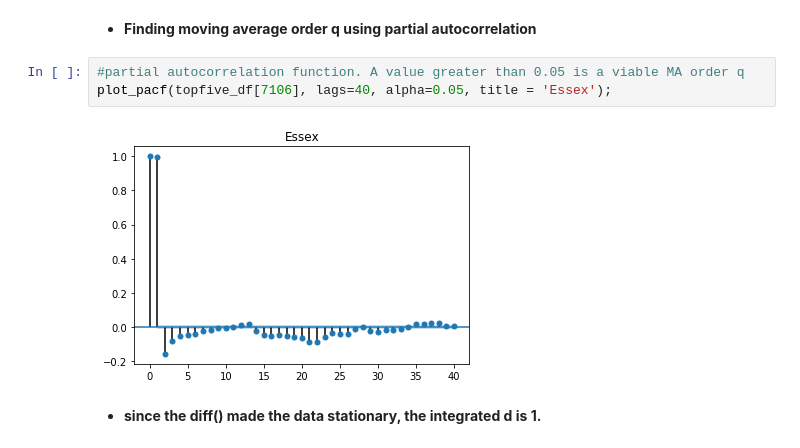
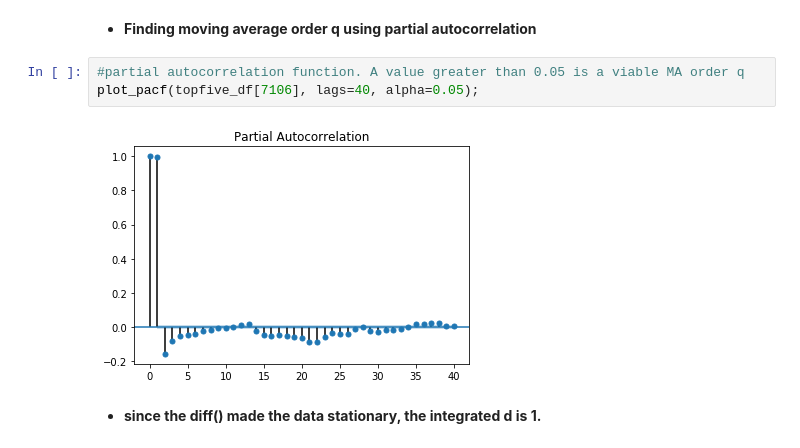
Before and after one commit to AaronWChen/time_series_zillow, a Jupyter notebook: python/model_building.ipynb, the cells around one changed output. Cells and saved outputs as stored; diff of their text form.

```diff
--- a/python/model_building.ipynb
+++ b/python/model_building.ipynb
@@ -103,9 +102,9 @@ array([1.        , 0.99324043, 0.98441982, 0.9742717 , 0.96320004])
 * **Finding moving average order q using partial autocorrelation**
 # %%
 #partial autocorrelation function. A value greater than 0.05 is a viable MA order q
-plot_pacf(topfive_df[7106], lags=40, alpha=0.05, title = 'Essex');
+plot_pacf(topfive_df[7106], lags=40, alpha=0.05);
 # %% [output]
-[figure, old version]
+[figure, new version]
 # %% [markdown]
 * **since the diff() made the data stationary, the integrated d is 1.**
 # %%
```
Also changed, not shown: parts of 37 cells of this notebook, 1 other file.
